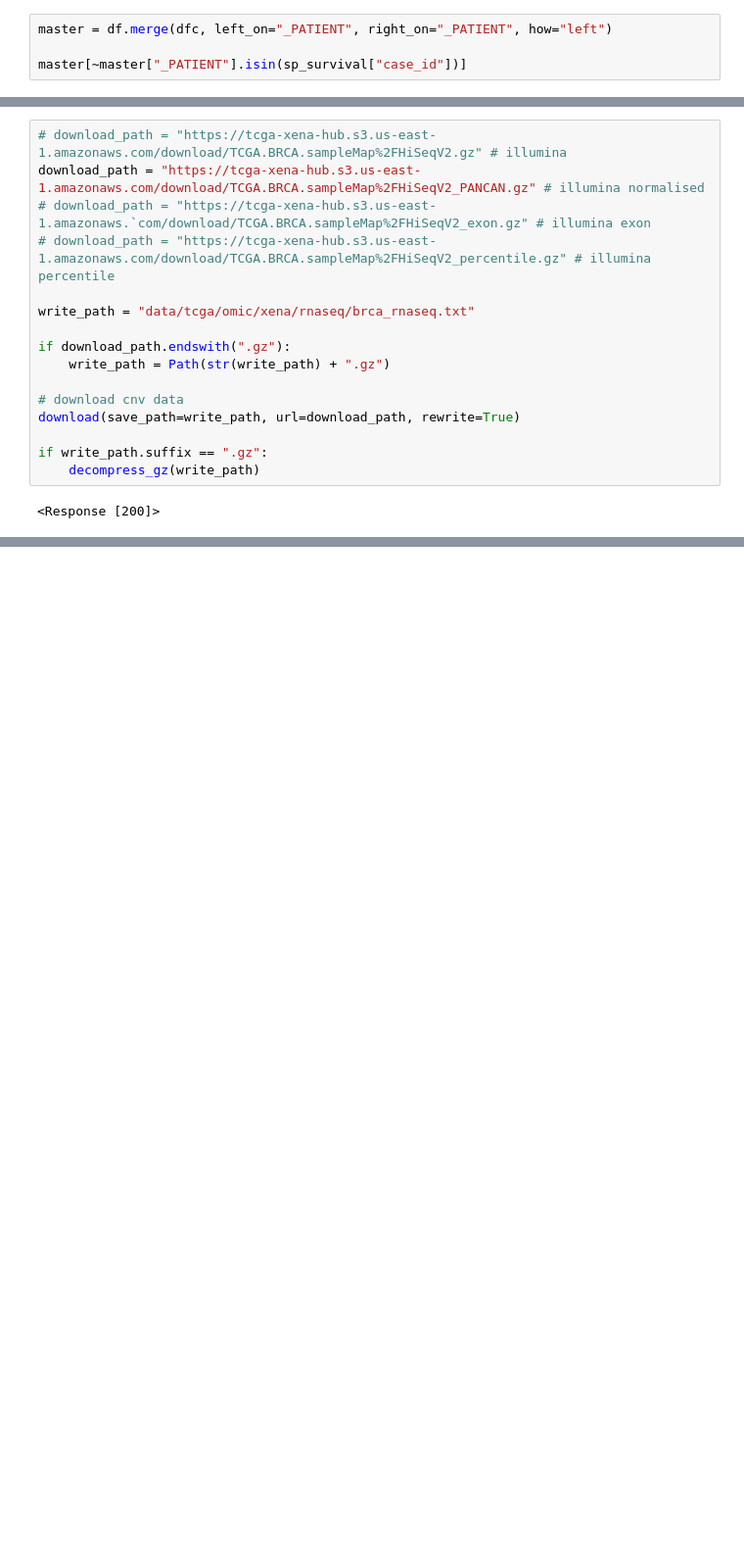
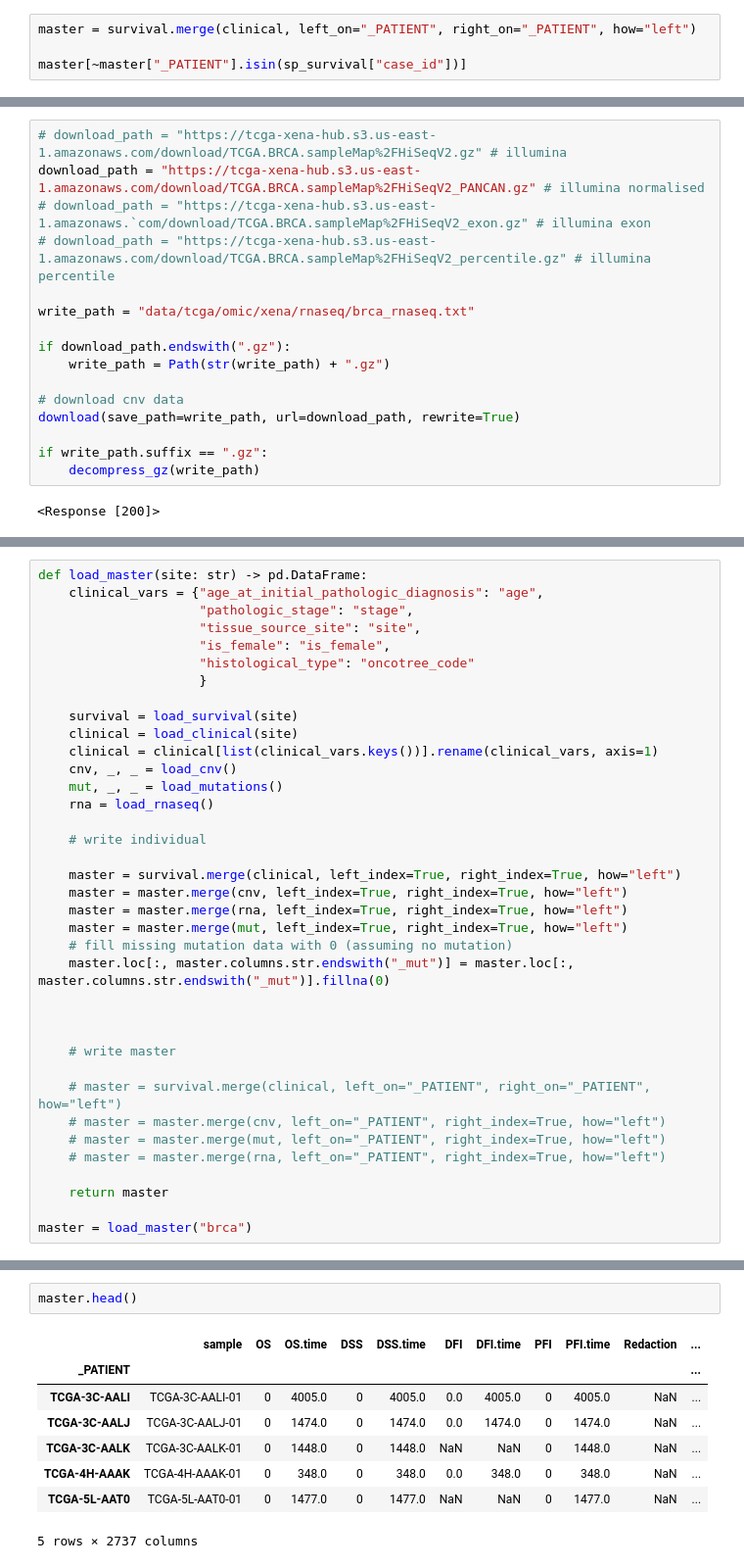
Before and after one commit to konst-int-i/mm-health-benchmarks, a Jupyter notebook: notebooks/xena_load.ipynb, the cells around one changed output, grey strips where cells are left out. Shown: that part at 98% size. Drawn from its saved outputs; the diff is of its cells as text; blank space fills up the shorter version.

```diff
--- a/notebooks/xena_load.ipynb
+++ b/notebooks/xena_load.ipynb
@@ -238,7 +271,7 @@ df[df["_PATIENT"].str.contains("TCGA_OL_A5RZ")]
 # %% [output]
 |  | sample | _PATIENT | OS | OS.time | DSS | DSS.time | DFI | DFI.time | PFI | PFI.time | ... |
 # %%
-master = df.merge(dfc, left_on="_PATIENT", right_on="_PATIENT", how="left")
+master = survival.merge(clinical, left_on="_PATIENT", right_on="_PATIENT", how="left")
 
 master[~master["_PATIENT"].isin(sp_survival["case_id"])]
 # %% [output]
@@ -641,0 +744,37 @@ temp
+# %%
+def load_master(site: str) -> pd.DataFrame:
+    clinical_vars = {"age_at_initial_pathologic_diagnosis": "age",
+                     "pathologic_stage": "stage",
+                     "tissue_source_site": "site",
+                     "is_female": "is_female",
+                     "histological_type": "oncotree_code"
+                     }
+
+    survival = load_survival(site)
+    clinical = load_clinical(site)
+    clinical = clinical[list(clinical_vars.keys())].rename(clinical_vars, axis=1)
+    cnv, _, _ = load_cnv()
+    mut, _, _ = load_mutations()
+    rna = load_rnaseq()
+
+    # write individual
+
+    master = survival.merge(clinical, left_index=True, right_index=True, how="left")
+    master = master.merge(cnv, left_index=True, right_index=True, how="left")
+    master = master.merge(rna, left_index=True, right_index=True, how="left")
+    master = master.merge(mut, left_index=True, right_index=True, how="left")
+    # fill missing mutation data with 0 (assuming no mutation)
+    master.loc[:, master.columns.str.endswith("_mut")] = master.loc[:, master.columns.str.endswith("_mut")].fillna(0)
+
+
+
+    # write master
+
+    # master = survival.merge(clinical, left_on="_PATIENT", right_on="_PATIENT", how="left")
+    # master = master.merge(cnv, left_on="_PATIENT", right_index=True, how="left")
+    # master = master.merge(mut, left_on="_PATIENT", right_index=True, how="left")
+    # master = master.merge(rna, left_on="_PATIENT", right_index=True, how="left")
+
+    return master
+
+master = load_master("brca")
@@ -641,0 +817,11 @@ temp
+# %%
+master.head()
+# %% [output]
+|  | sample | OS | OS.time | DSS | DSS.time | DFI | DFI.time | PFI | PFI.time | Redaction | ... |
+| _PATIENT |  |  |  |  |  |  |  |  |  |  | ... |
+| TCGA-3C-AALI | TCGA-3C-AALI-01 | 0 | 4005.0 | 0 | 4005.0 | 0.0 | 4005.0 | 0 | 4005.0 | NaN | ... |
+| TCGA-3C-AALJ | TCGA-3C-AALJ-01 | 0 | 1474.0 | 0 | 1474.0 | 0.0 | 1474.0 | 0 | 1474.0 | NaN | ... |
+| TCGA-3C-AALK | TCGA-3C-AALK-01 | 0 | 1448.0 | 0 | 1448.0 | NaN | NaN | 0 | 1448.0 | NaN | ... |
+| TCGA-4H-AAAK | TCGA-4H-AAAK-01 | 0 | 348.0 | 0 | 348.0 | 0.0 | 348.0 | 0 | 348.0 | NaN | ... |
+| TCGA-5L-AAT0 | TCGA-5L-AAT0-01 | 0 | 1477.0 | 0 | 1477.0 | NaN | NaN | 0 | 1477.0 | NaN | ... |
+5 rows × 2737 columns
```
Also changed, not shown: parts of 28 cells of this notebook.
